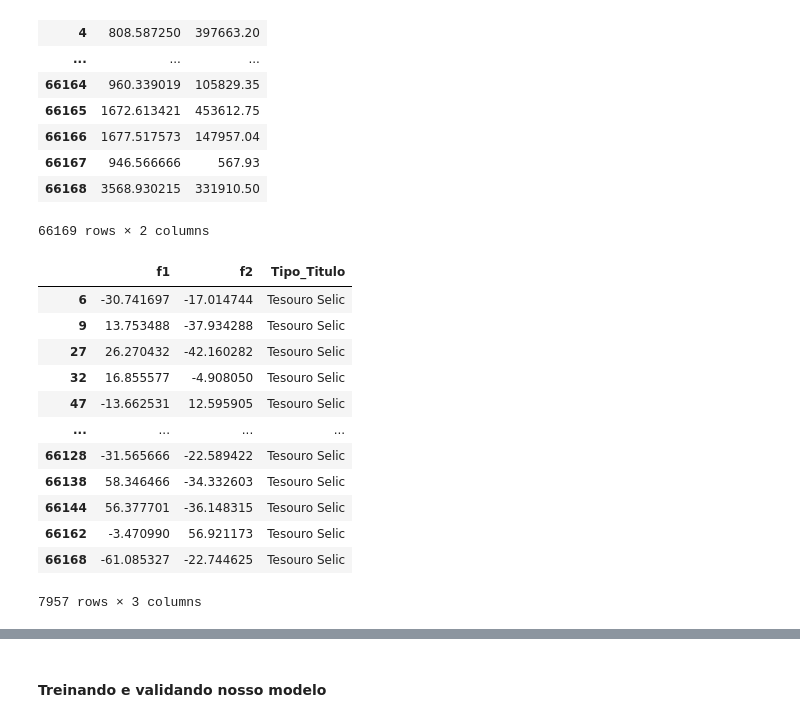
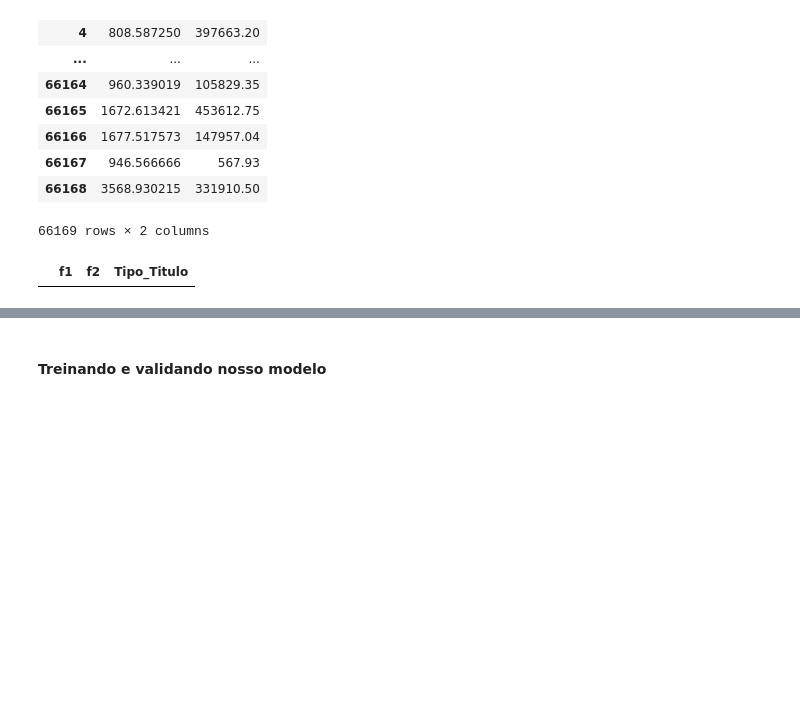
Before and after one commit to mateuspalacio/grupo_four_jupyter, a Jupyter notebook: Grupo 4.ipynb, the cells around one changed output, grey strips where cells are left out. Cells and saved outputs as stored; diff of their text form; code cells hidden in the pictures; blank space fills up the shorter version.

```diff
--- a/Grupo 4.ipynb
+++ b/Grupo 4.ipynb
@@ -249,40 +252,28 @@ df_features
 # %%
 #definindo target
 Tipo_Titulo=df_data['Tipo_Titulo'].array
 #Tirando target e data sem valor numerico
 df_features=df_data.drop(columns=['Tipo_Titulo','Data_Venda','Vencimento_do_Titulo'])
 
 #Redimencionando com TSNE
 model=TSNE(n_components=2)
 
 array_red=model.fit_transform(df_features)
 
 df_tsne=pd.DataFrame(array_red,columns=['f1','f2'])
 
 #separando data pelo target
 df_tsne['Tipo_Titulo']=Tipo_Titulo
 #df_tsne_c0=df_tsne[df_tsne['Tipo_Titulo']=='Tesouro Prefixado com Juros Semestrais']
-df_tsne_c1=df_tsne[df_tsne['Tipo_Titulo']=='Tesouro Selic']
+#df_tsne_c1=df_tsne[df_tsne['Tipo_Titulo']=='Tesouro Selic']
 #df_tsne_c2=df_tsne[df_tsne['Tipo_Titulo']=='Tesouro Prefixado']
-#df_tsne_c3=df_tsne[df_tsne['Tipo_Titulo']=='Tesouro Prefixado IPCA+']
+df_tsne_c3=df_tsne[df_tsne['Tipo_Titulo']=='Tesouro Prefixado IPCA+']
 #df_tsne_c4=df_tsne[df_tsne['Tipo_Titulo']=='Tesouro IGPM+ com Juros Semestrais']
 #df_tsne_c5=df_tsne[df_tsne['Tipo_Titulo']=='Tesouro Prefixado IPCA+ com Juros Semestrais']
 #teste
-df_tsne_c1
+df_tsne_c3
 # %% [output]
 |  | f1 | f2 | Tipo_Titulo |
-| 6 | -30.741697 | -17.014744 | Tesouro Selic |
-| 9 | 13.753488 | -37.934288 | Tesouro Selic |
-| 27 | 26.270432 | -42.160282 | Tesouro Selic |
-| 32 | 16.855577 | -4.908050 | Tesouro Selic |
-| 47 | -13.662531 | 12.595905 | Tesouro Selic |
-| ... | ... | ... | ... |
-| 66128 | -31.565666 | -22.589422 | Tesouro Selic |
-| 66138 | 58.346466 | -34.332603 | Tesouro Selic |
-| 66144 | 56.377701 | -36.148315 | Tesouro Selic |
-| 66162 | -3.470990 | 56.921173 | Tesouro Selic |
-| 66168 | -61.085327 | -22.744625 | Tesouro Selic |
-7957 rows × 3 columns
 # %%
 #Fazendo scatte com dado redimencionado
 
```
Also changed, not shown: parts of 30 cells of this notebook.
